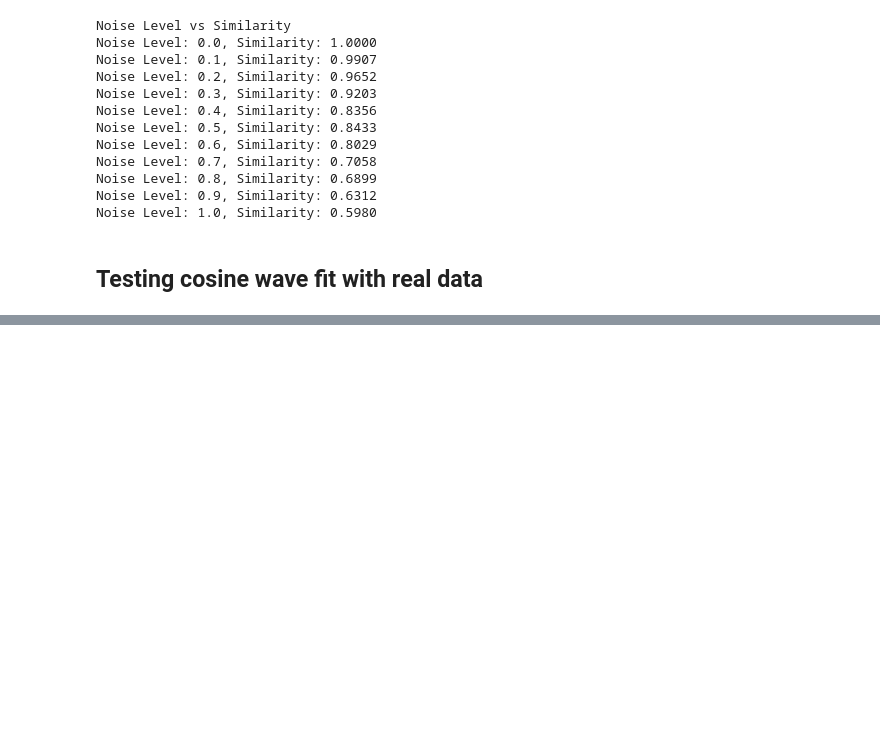
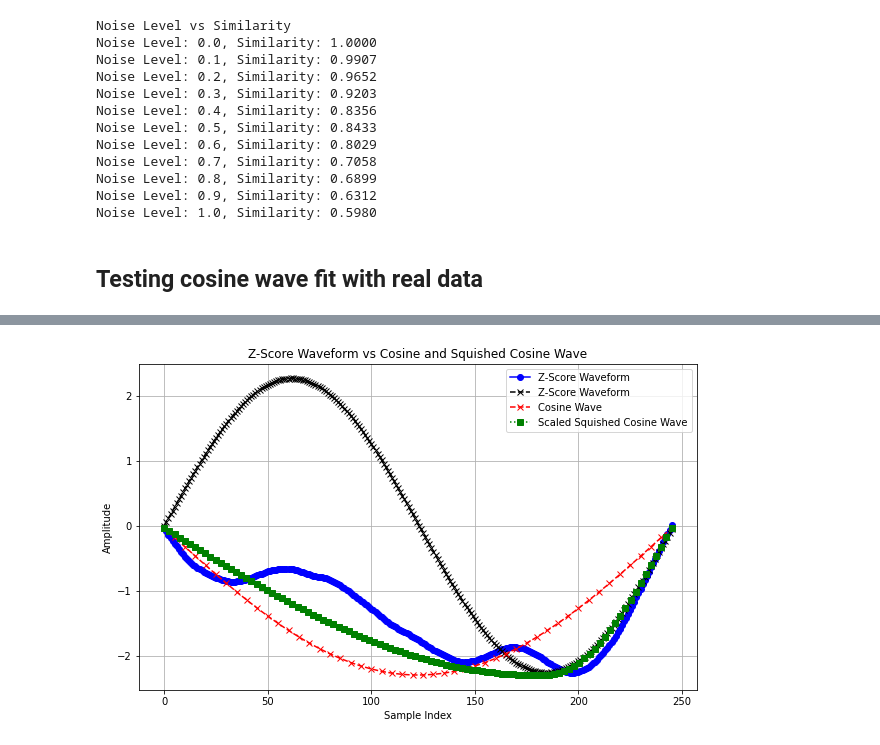
Before and after one commit to bushlab-ucl/DirectNeuralBiasing, a Jupyter notebook: src/pythonlib/fitting_cosines.ipynb, the cells around one changed output, grey strips where cells are left out. Drawn from its saved outputs; the diff is of its cells as text; code cells hidden in the pictures; blank space fills up the shorter version.

```diff
--- a/src/pythonlib/fitting_cosines.ipynb
+++ b/src/pythonlib/fitting_cosines.ipynb
@@ -238,0 +293,35 @@ plt.show()
+# %%
+import numpy as np
+import matplotlib.pyplot as plt
+
+# Time axis for plotting
+time = range(len(z_score_waveform))
+
+# Scale the custom wave amplitude to match the z-score waveform
+scaling_factor = 2.3
+scaled_custom_wave = [value * scaling_factor for value in custom_wave]
+
+# Scale the cosine downwave amplitude to match the z-score waveform
+scaling_factor = 2.3
+scaled_downwave_section = [value * scaling_factor for value in downwave_section]
+
+# Adjust the time vector for the custom wave
+t_custom = np.linspace(0, len(time) - 1, len(custom_wave))
+t_custom_2 = np.linspace(0, len(time) - 1, len(downwave_section))
+
+# Plotting the real data, cosine downwave, and squished version
+plt.figure(figsize=(10, 6))
+
+plt.plot(time, z_score_waveform, label='Z-Score Waveform', color='blue', linestyle='-', marker='o')
+plt.plot(time, cosine_wave, label='Z-Score Waveform', color='black', linestyle='--', marker='x')
+plt.plot(t_custom_2, scaled_downwave_section, label='Cosine Wave', color='red', linestyle='--', marker='x')
+plt.plot(t_custom, scaled_custom_wave, label='Scaled Squished Cosine Wave', color='green', linestyle=':', marker='s')
+
+plt.title('Z-Score Waveform vs Cosine and Squished Cosine Wave')
+plt.xlabel('Sample Index')
+plt.ylabel('Amplitude')
+plt.legend()
+plt.grid(True)
+plt.show()
+# %% [output]
+[figure, added]
```
Also changed, not shown: parts of 7 cells of this notebook, 2 other files.
